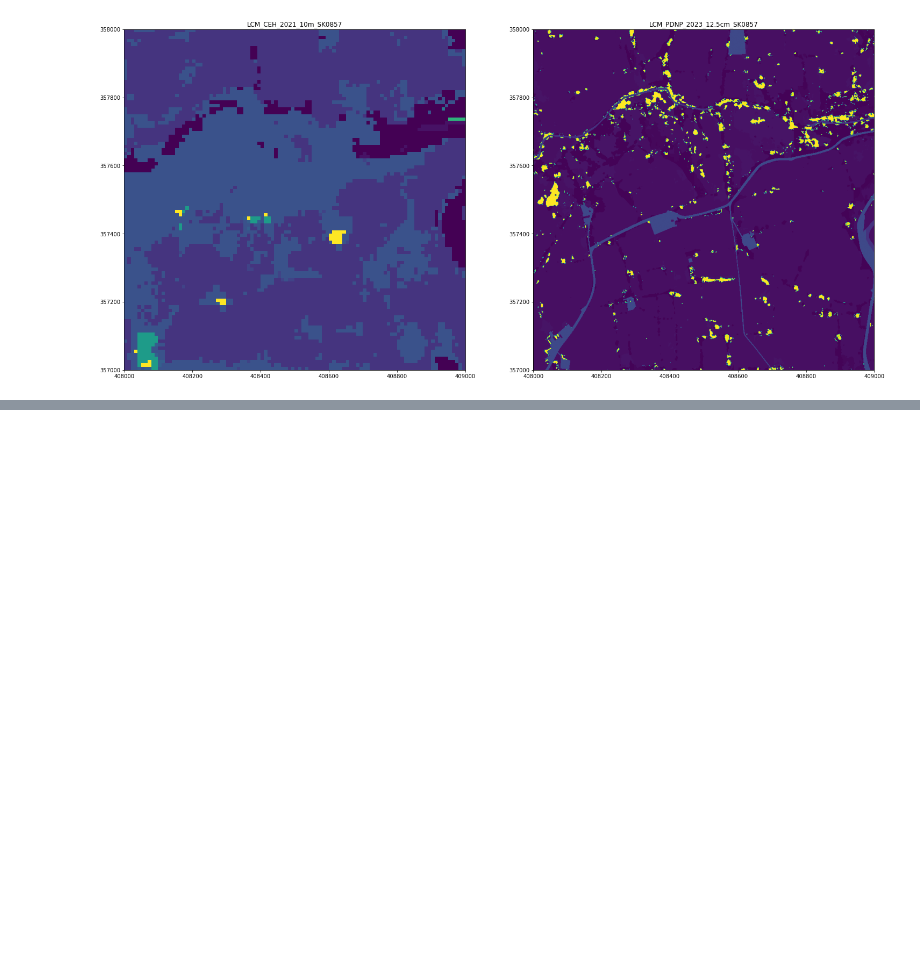
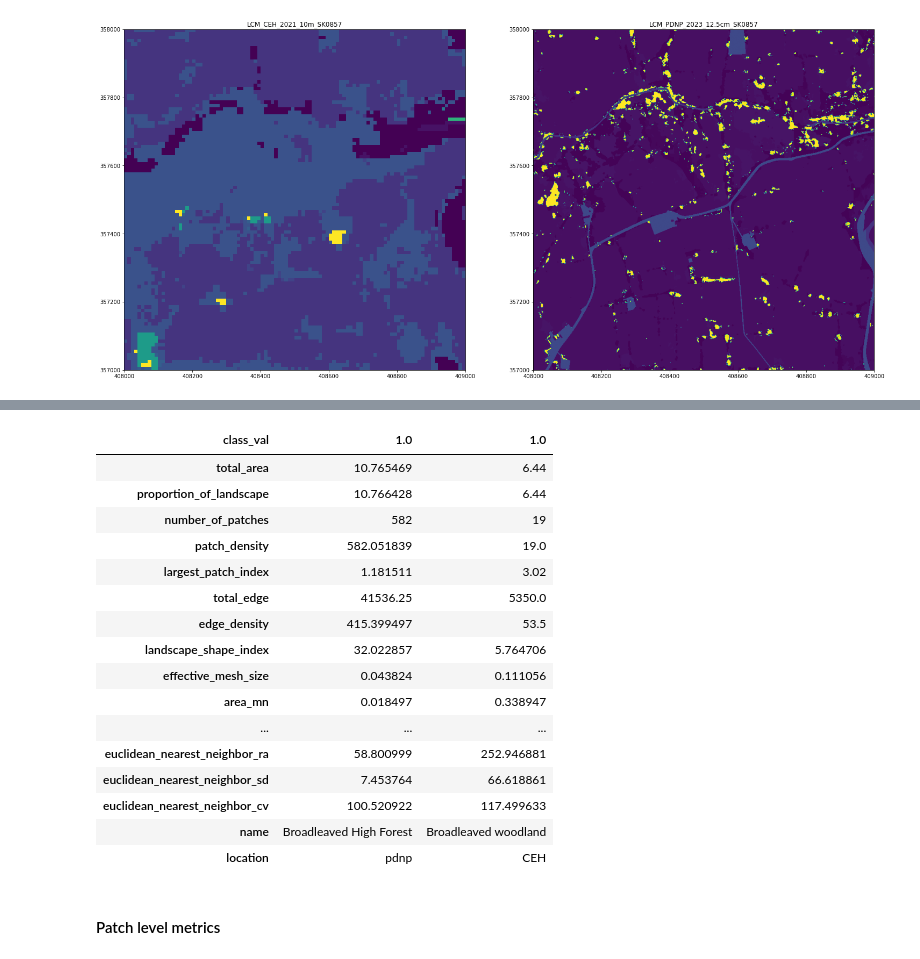
Before and after one commit to pdnpa/cnn-land-cover, a Jupyter notebook: notebooks/LCM fragmentation test.ipynb, the cells around one changed output, grey strips where cells are left out. Drawn from its saved outputs; the diff is of its cells as text; code cells hidden in the pictures; blank space fills up the shorter version.

```diff
--- a/notebooks/LCM fragmentation test.ipynb
+++ b/notebooks/LCM fragmentation test.ipynb
@@ -187,8 +190,6 @@ ax=axes[1].set_title('LCM_PDNP_2023_12.5cm_SK0857')
 # %%
 # Compute pandas data frames of landscape metrics at the patch, class and landscape level
-CEH_metrics_df = CEH.compute_class_metrics_df(
-    metrics=["proportion_of_landscape", "edge_density", "euclidean_nearest_neighbor_mn"]
-)
+CEH_class_metrics_df = CEH.compute_class_metrics_df()
 # map CEH code to name column
-CEH_metrics_df['name'] = CEH_metrics_df.index.map(CEH_key)
-CEH_metrics_df
+CEH_class_metrics_df['name'] = CEH_class_metrics_df.index.map(CEH_key)
+CEH_class_metrics_df['location'] = 'CEH'
@@ -262,0 +238,24 @@ Name: name, dtype: int64
+# %%
+class_metrics = pd.concat([pdnp_class_metrics_df.loc[pdnp_class_metrics_df['name'] == 'Broadleaved High Forest'],
+CEH_class_metrics_df.loc[CEH_class_metrics_df['name'] == 'Broadleaved woodland']])
+class_metrics.T
+# %% [output]
+| class_val | 1.0 | 1.0 |
+| total_area | 10.765469 | 6.44 |
+| proportion_of_landscape | 10.766428 | 6.44 |
+| number_of_patches | 582 | 19 |
+| patch_density | 582.051839 | 19.0 |
+| largest_patch_index | 1.181511 | 3.02 |
+| total_edge | 41536.25 | 5350.0 |
+| edge_density | 415.399497 | 53.5 |
+| landscape_shape_index | 32.022857 | 5.764706 |
+| effective_mesh_size | 0.043824 | 0.111056 |
+| area_mn | 0.018497 | 0.338947 |
+| ... | ... | ... |
+| euclidean_nearest_neighbor_ra | 58.800999 | 252.946881 |
+| euclidean_nearest_neighbor_sd | 7.453764 | 66.618861 |
+| euclidean_nearest_neighbor_cv | 100.520922 | 117.499633 |
+| name | Broadleaved High Forest | Broadleaved woodland |
+| location | pdnp | CEH |
+# %% [markdown]
+#### Patch level metrics
```
Also changed, not shown: parts of 15 cells of this notebook.
